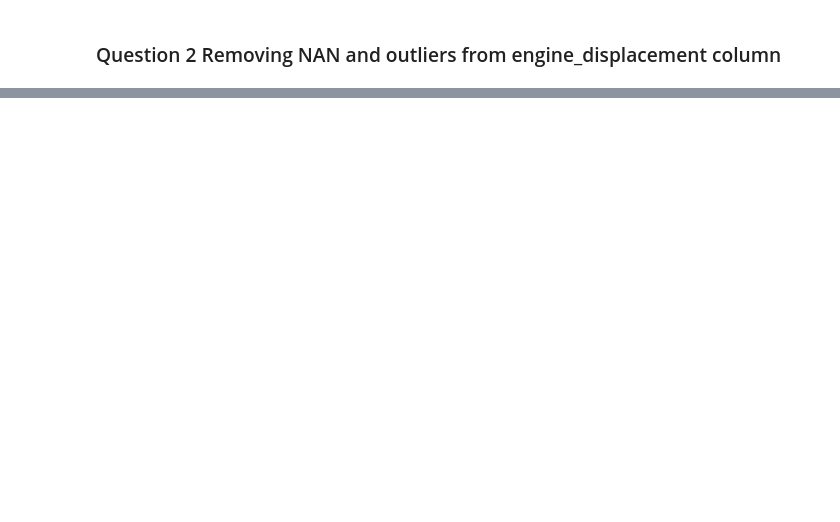
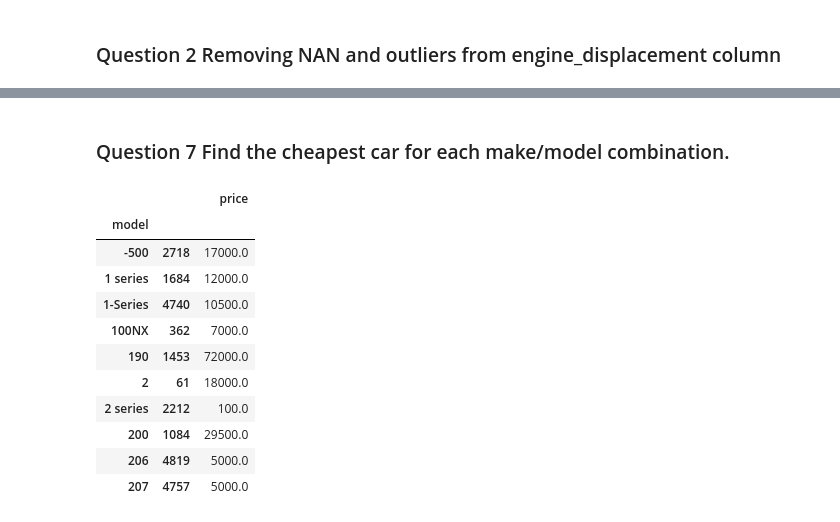
Before and after one commit to evabanegacom/Data-Engineering, a Jupyter notebook: De-Test.ipynb, the cells around one changed output, grey strips where cells are left out. Drawn from its saved outputs; the diff is of its cells as text; code cells hidden in the pictures; blank space fills up the shorter version.

```diff
--- a/De-Test.ipynb
+++ b/De-Test.ipynb
@@ -73,9 +207,24 @@ model
+# %% [markdown]
+### Question 7 Find the cheapest car for each make/model combination.
 # %%
 cheap_car = data.groupby('model')
 cheapest = cheap_car['price'].nsmallest(1)
 # %%
 #pd.DataFrame(cheapest)[:30]
-cheapest
+pd.DataFrame(cheapest)[:10]
+# %% [output]
+|  |  | price |
+| model |  |  |
+| -500 | 2718 | 17000.0 |
+| 1 series | 1684 | 12000.0 |
+| 1-Series | 4740 | 10500.0 |
+| 100NX | 362 | 7000.0 |
+| 190 | 1453 | 72000.0 |
+| 2 | 61 | 18000.0 |
+| 2 series | 2212 | 100.0 |
+| 200 | 1084 | 29500.0 |
+| 206 | 4819 | 5000.0 |
+| 207 | 4757 | 5000.0 |
 # %%
 cheap_make = data.groupby('make')
 cheapest_make = cheap_make['price'].nsmallest(1)
```
Also changed, not shown: parts of 55 cells of this notebook.
